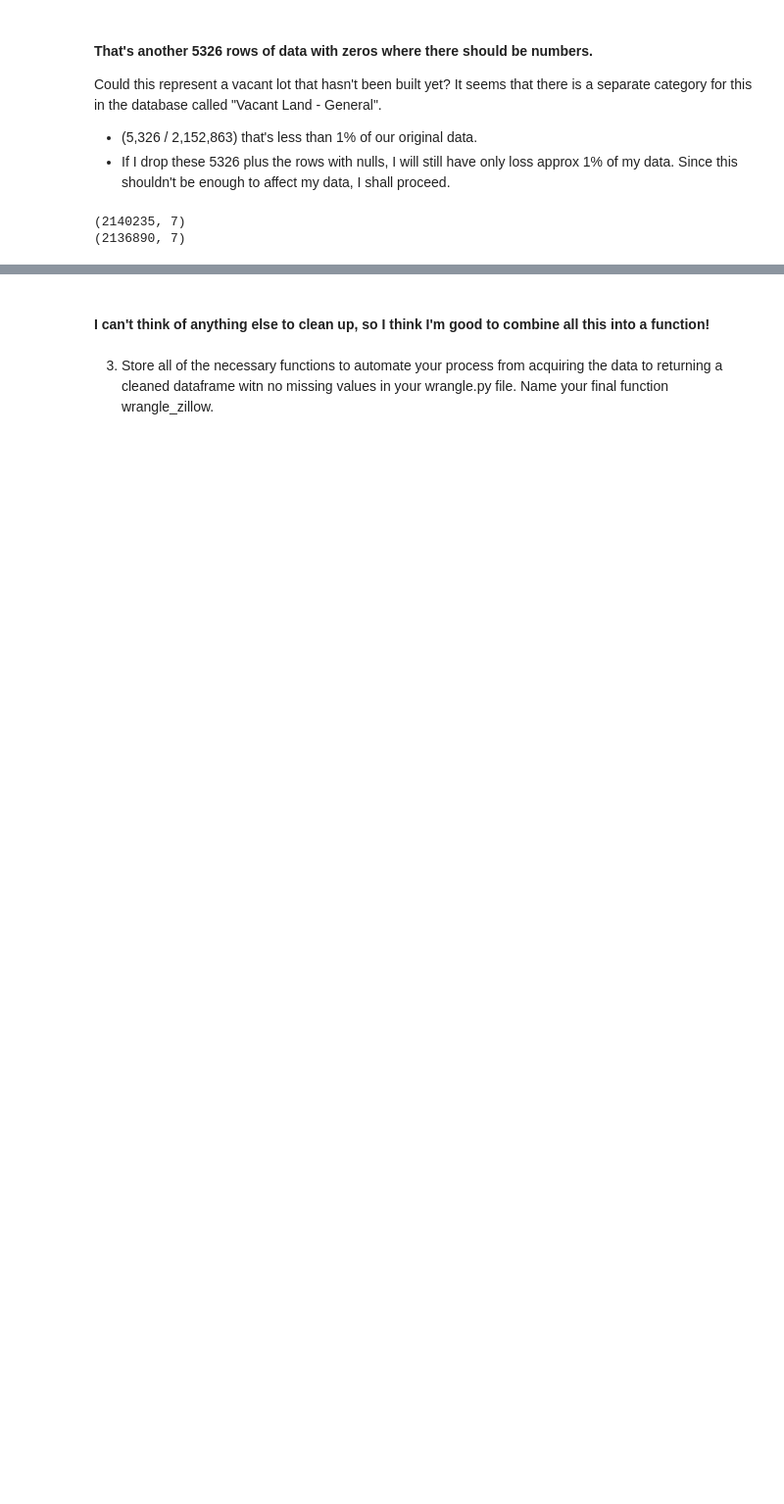
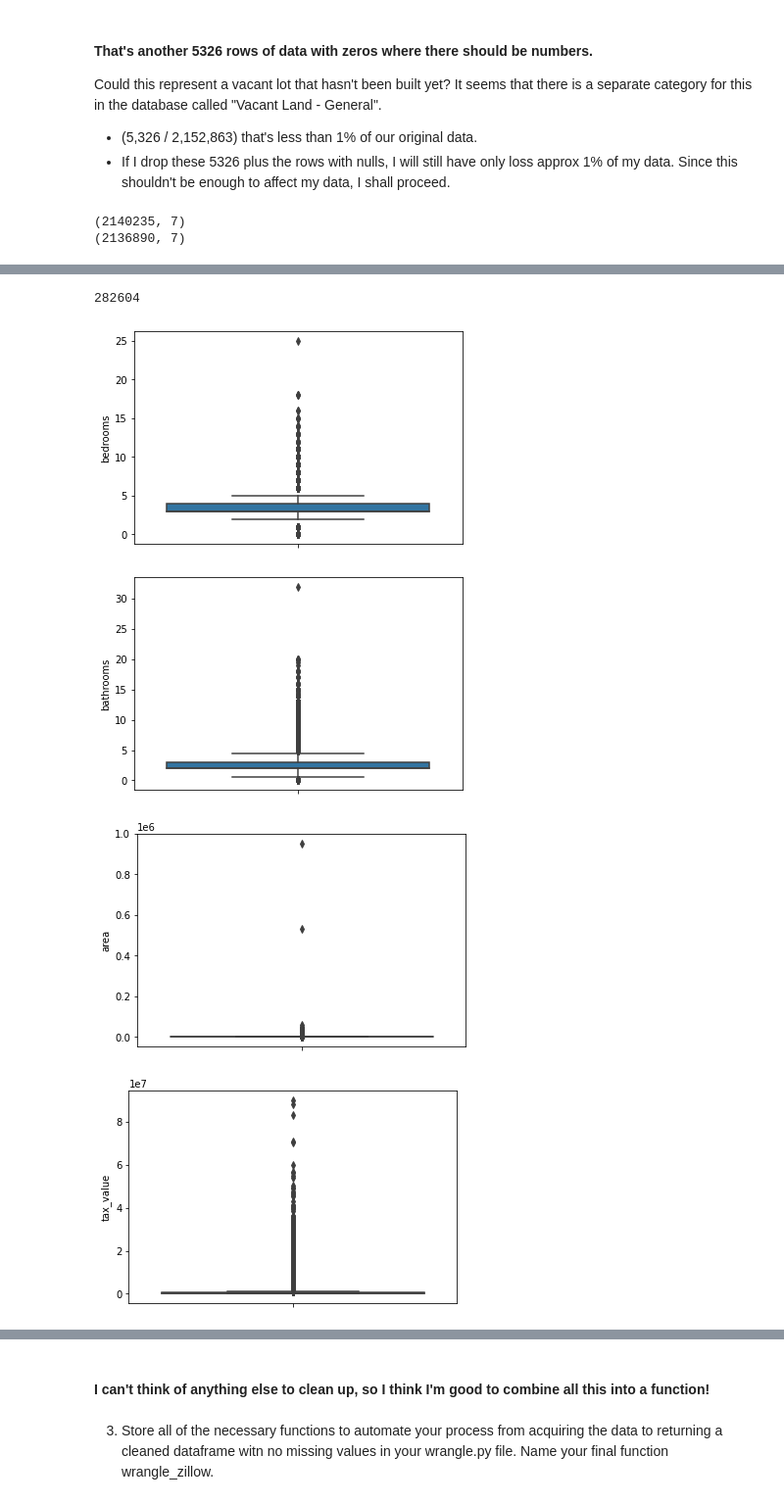
Before and after one commit to JeanetteSchulz/regression-exercises, a Jupyter notebook: wrangle_notebook.ipynb, the cells around one changed output, grey strips where cells are left out. Shown at 98% size. Saved outputs shown, nothing was run; the diff lists cells and outputs as text; code cells hidden in the pictures; blank space fills up the shorter version.

```diff
--- a/wrangle_notebook.ipynb
+++ b/wrangle_notebook.ipynb
@@ -248,7 +257,7 @@ Could this represent a vacant lot that hasn't been built yet? It seems that ther
 - If I drop these 5326 plus the rows with nulls, I will still have only loss approx 1% of my data. Since this shouldn't be enough to affect my data, I shall proceed.
 # %%
 print(zillow.shape)
-zillow = zillow[(zillow.bathroomcnt != 0) | (zillow.bedroomcnt != 0)]
+zillow = zillow[(zillow.bathrooms != 0) | (zillow.bedrooms != 0)]
 print(zillow.shape)
 # %% [output]
 (2140235, 7)
@@ -255,0 +295,25 @@ print(zillow.shape)
+# %%
+z = remove_outliers(zillow, 1.5, ['bedrooms',
+                                  'bathrooms',
+                                  'area',
+                                  'tax_value',
+                                  'taxamount'])
+
+# Removing these outliers would remove 282,604 rows of data
+zillow.shape[0] - z.shape[0]
+# %% [output]
+282604
+# %%
+# Create boxplots for each column
+columns = zillow.columns
+
+for x in columns:
+    sns.boxplot(data= zillow, y = x)
+    plt.title('')
+
+    plt.show()
+# %% [output]
+[figure, added]
+[figure, added]
+[figure, added]
+[figure, added]
```
Also changed, not shown: parts of 25 cells of this notebook.
